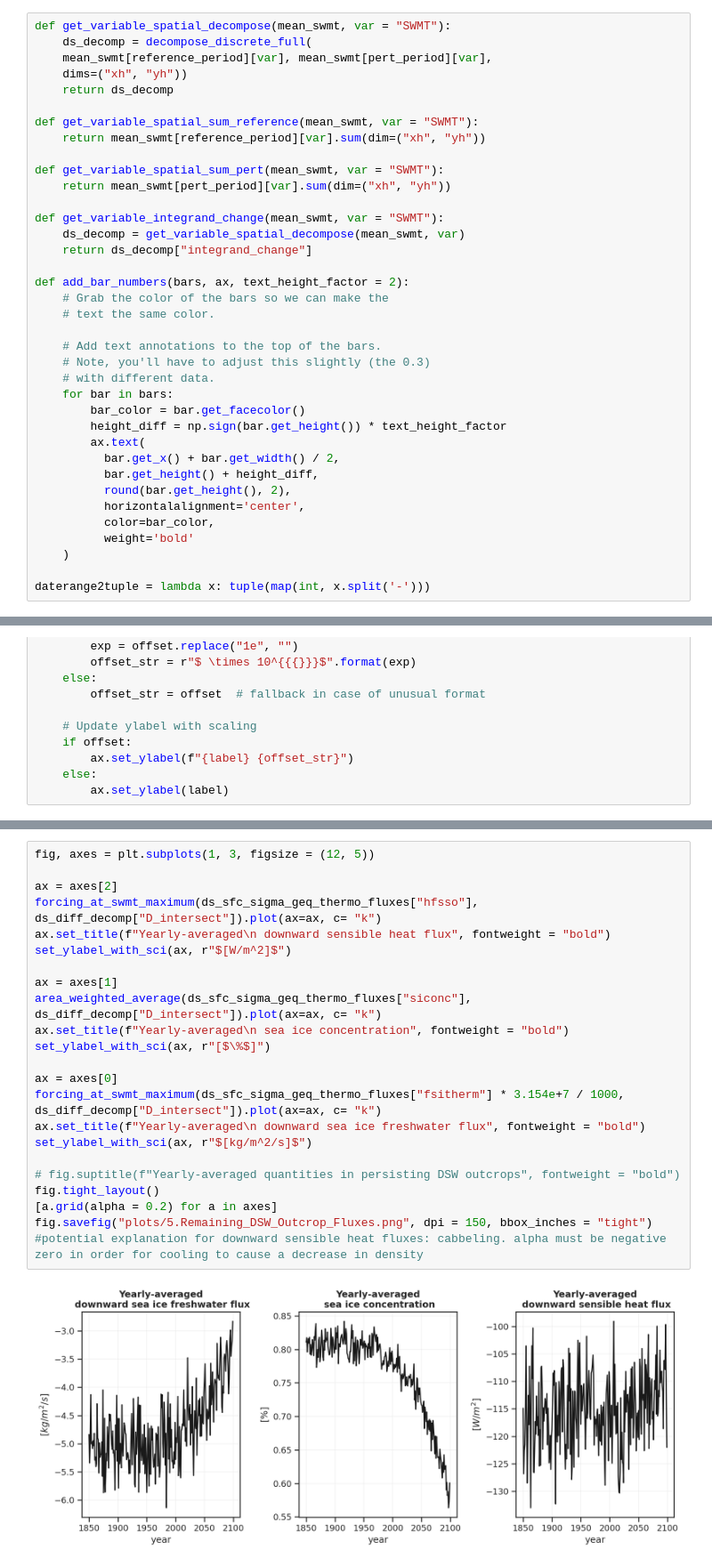
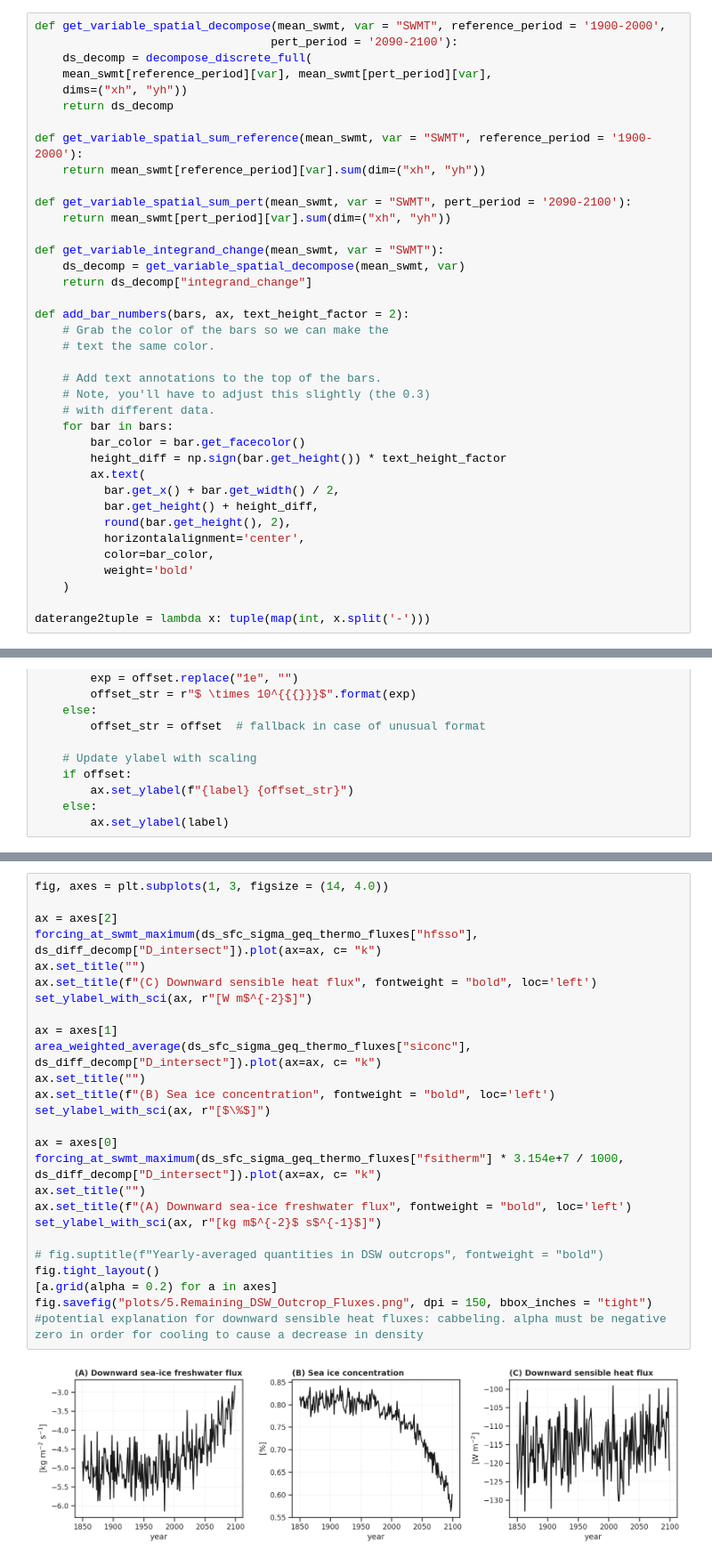
Before and after one commit to anthony-meza/CM4XAbyssalSWMT, a Jupyter notebook: notebooks/4.plotting_SouthernOcean_Surface_Budget_Paper_Analysis.ipynb, the cells around one changed output, grey strips where cells are left out. Shown at 89% size. Cells and saved outputs as stored; diff of their text form.

```diff
--- a/notebooks/4.plotting_SouthernOcean_Surface_Budget_Paper_Analysis.ipynb
+++ b/notebooks/4.plotting_SouthernOcean_Surface_Budget_Paper_Analysis.ipynb
@@ -28,16 +28,17 @@ from isopycnal_plot_formatting import *
 from select_max_loc import *
 from spatial_decompostion import *
 # %%
-def get_variable_spatial_decompose(mean_swmt, var = "SWMT"):
+def get_variable_spatial_decompose(mean_swmt, var = "SWMT", reference_period = '1900-2000',
+                                  pert_period = '2090-2100'):
     ds_decomp = decompose_discrete_full(
     mean_swmt[reference_period][var], mean_swmt[pert_period][var],
     dims=("xh", "yh"))
     return ds_decomp
 
-def get_variable_spatial_sum_reference(mean_swmt, var = "SWMT"):
+def get_variable_spatial_sum_reference(mean_swmt, var = "SWMT", reference_period = '1900-2000'):
     return mean_swmt[reference_period][var].sum(dim=("xh", "yh"))
 
-def get_variable_spatial_sum_pert(mean_swmt, var = "SWMT"):
+def get_variable_spatial_sum_pert(mean_swmt, var = "SWMT", pert_period = '2090-2100'):
     return mean_swmt[pert_period][var].sum(dim=("xh", "yh"))
 
 def get_variable_integrand_change(mean_swmt, var = "SWMT"):
@@ -343,25 +364,28 @@ def set_ylabel_with_sci(ax, label):
 # %%
-fig, axes = plt.subplots(1, 3, figsize = (12, 5))
+fig, axes = plt.subplots(1, 3, figsize = (14, 4.0))
 
 ax = axes[2]
 forcing_at_swmt_maximum(ds_sfc_sigma_geq_thermo_fluxes["hfsso"], ds_diff_decomp["D_intersect"]).plot(ax=ax, c= "k")
-ax.set_title(f"Yearly-averaged\n downward sensible heat flux", fontweight = "bold")
-set_ylabel_with_sci(ax, r"$[W/m^2]$")
+ax.set_title("")
+ax.set_title(f"(C) Downward sensible heat flux", fontweight = "bold", loc='left')
+set_ylabel_with_sci(ax, r"[W m$^{-2}$]")
 
 ax = axes[1]
 area_weighted_average(ds_sfc_sigma_geq_thermo_fluxes["siconc"], ds_diff_decomp["D_intersect"]).plot(ax=ax, c= "k")
-ax.set_title(f"Yearly-averaged\n sea ice concentration", fontweight = "bold")
+ax.set_title("")
+ax.set_title(f"(B) Sea ice concentration", fontweight = "bold", loc='left')
 set_ylabel_with_sci(ax, r"[$\%$]")
 
 ax = axes[0]
 forcing_at_swmt_maximum(ds_sfc_sigma_geq_thermo_fluxes["fsitherm"] * 3.154e+7 / 1000, ds_diff_decomp["D_intersect"]).plot(ax=ax, c= "k")
-ax.set_title(f"Yearly-averaged\n downward sea ice freshwater flux", fontweight = "bold")
-set_ylabel_with_sci(ax, r"$[kg/m^2/s]$")
+ax.set_title("")
+ax.set_title(f"(A) Downward sea-ice freshwater flux", fontweight = "bold", loc='left')
+set_ylabel_with_sci(ax, r"[kg m$^{-2}$ s$^{-1}$]")
 
-# fig.suptitle(f"Yearly-averaged quantities in persisting DSW outcrops", fontweight = "bold")
+# fig.suptitle(f"Yearly-averaged quantities in DSW outcrops", fontweight = "bold")
 fig.tight_layout()
 [a.grid(alpha = 0.2) for a in axes]
 fig.savefig("plots/5.Remaining_DSW_Outcrop_Fluxes.png", dpi = 150, bbox_inches = "tight")
 #potential explanation for downward sensible heat fluxes: cabbeling. alpha must be negative zero in order for cooling to cause a decrease in density
 # %% [output]
-[figure, old version]
+[figure, new version]
```
Also changed, not shown: parts of 1 cell of this notebook, 13 other files.
